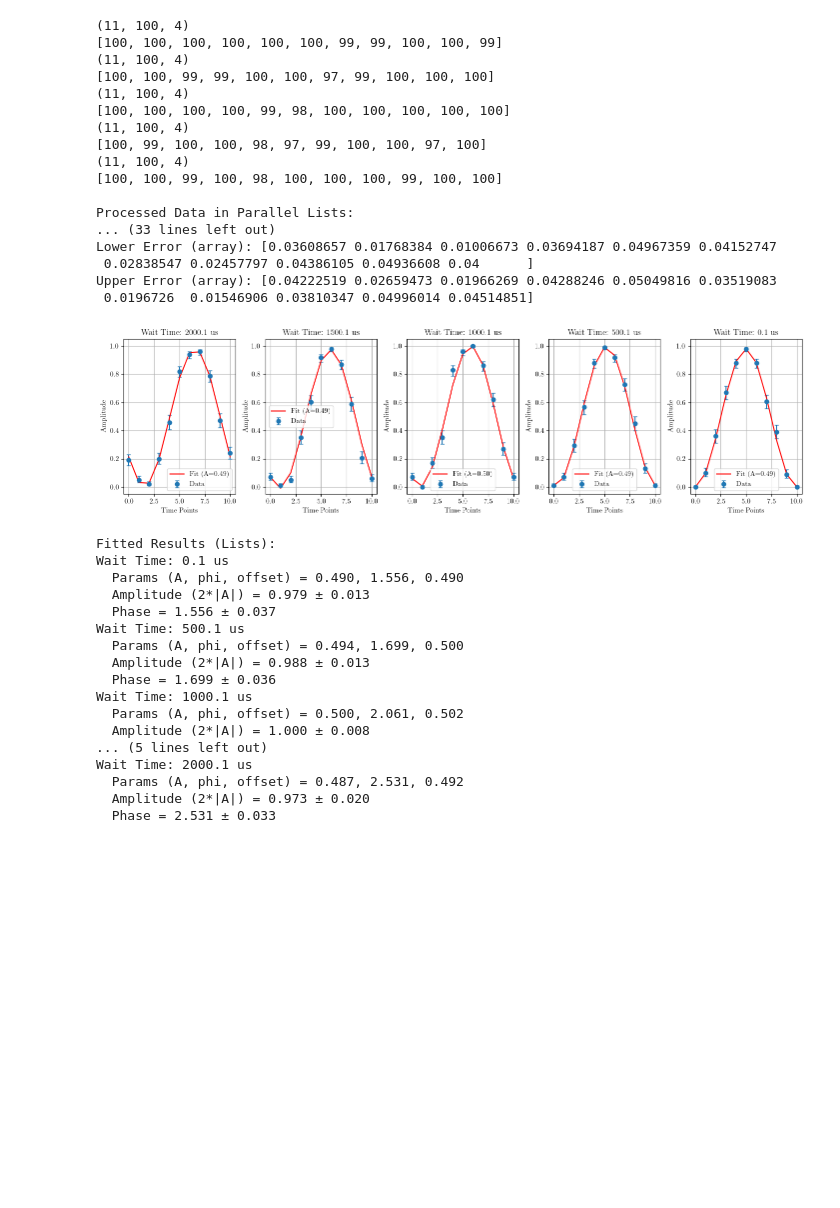
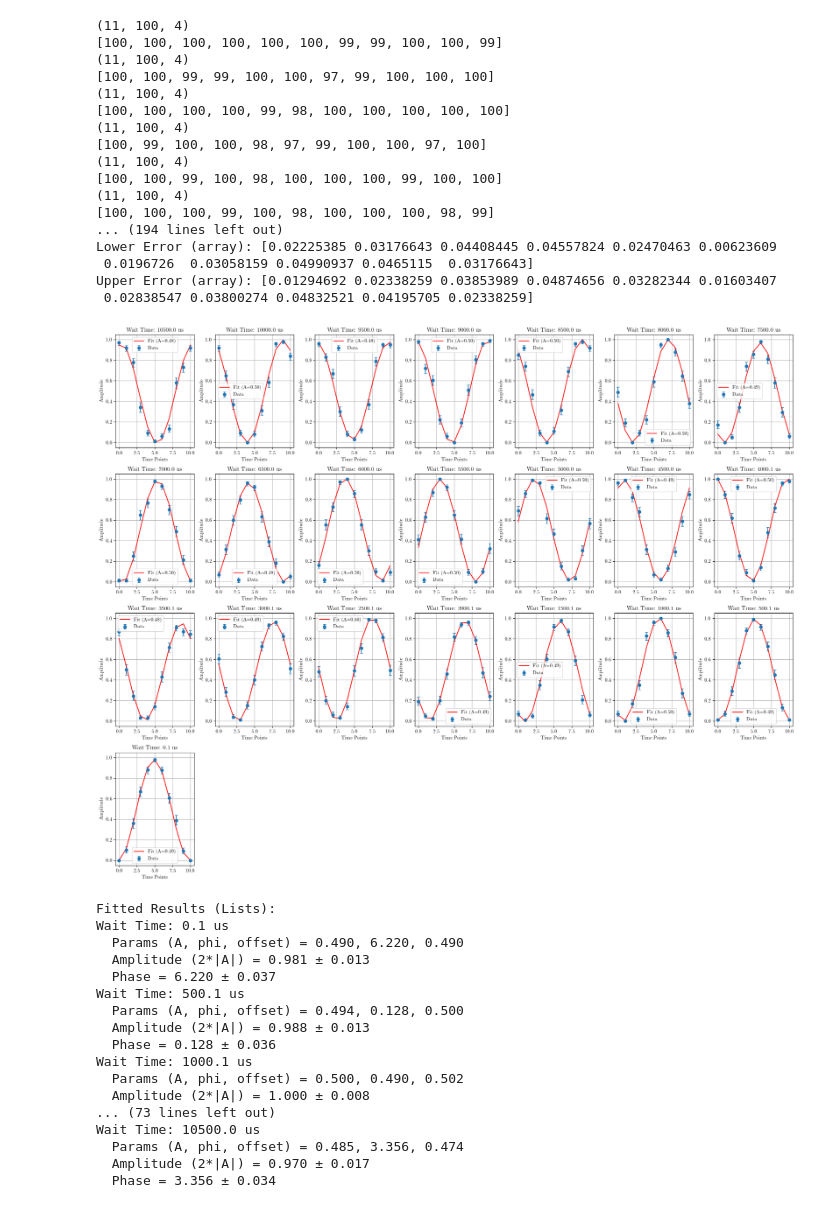
Before and after one commit to GauravTathed/PhD_python_scripts, a Jupyter notebook: LineSignal_charaterization/bussed_ramsey_analysis.ipynb, the cells around one changed output. Cells and saved outputs as stored; diff of their text form; code cells hidden in the pictures; blank space fills up the shorter version.

Commit message:
Added Line signal phase comparison theory VS experiment

```diff
--- a/LineSignal_charaterization/bussed_ramsey_analysis.ipynb
+++ b/LineSignal_charaterization/bussed_ramsey_analysis.ipynb
@@ -96,7 +96,7 @@ if __name__ == "__main__":
     # target_date_times = {datetime(2025, 12, 1, 17, 0)} #no LT comp
     # target_date_times = {datetime(2025, 12, 1, 19, 4)} #with LT comp
     # target_date_times = {datetime(2025, 12, 8, 9, 10), datetime(2025, 12, 8, 10, 0)} #With LT comp
-    target_date_times = {datetime(2025, 12, 8, 10, 20), datetime(2025, 12, 8, 10, 36)} #With LT comp
+    target_date_times = {datetime(2025, 12, 8, 10, 20), datetime(2025, 12, 8, 10, 36), datetime(2025, 12, 8, 13, 58)} #With LT comp
     wait_time_list, raw_file_paths_list, final_transitions = search_files_by_transitions(directory_path, target_transitions, target_date_times)
 
     print(f"Transitions found: {final_transitions}")
@@ -317,13 +317,13 @@ for wt, ket_vals, le_vals, ue_vals in zip(processed_wait_times, ket_data_list, l
 [100, 99, 100, 100, 98, 97, 99, 100, 100, 97, 100]
 (11, 100, 4)
 [100, 100, 99, 100, 98, 100, 100, 100, 99, 100, 100]
-
-Processed Data in Parallel Lists:
-... (33 lines left out)
-Lower Error (array): [0.03608657 0.01768384 0.01006673 0.03694187 0.04967359 0.04152747
- 0.02838547 0.02457797 0.04386105 0.04936608 0.04      ]
-Upper Error (array): [0.04222519 0.02659473 0.01966269 0.04288246 0.05049816 0.03519083
- 0.0196726  0.01546906 0.03810347 0.04996014 0.04514851]
+(11, 100, 4)
+[100, 100, 100, 99, 100, 98, 100, 100, 100, 98, 99]
+... (194 lines left out)
+Lower Error (array): [0.02225385 0.03176643 0.04408445 0.04557824 0.02470463 0.00623609
+ 0.0196726  0.03058159 0.04990937 0.0465115  0.03176643]
+Upper Error (array): [0.01294692 0.02338259 0.03853989 0.04874656 0.03282344 0.01603407
+ 0.02838547 0.03800274 0.04832521 0.04195705 0.02338259]
 # %%
 import numpy as np
 import matplotlib.pyplot as plt
@@ -375,7 +375,7 @@ from scipy.optimize import curve_fit
 #         return None, None
 
 def sine_function(t, A, phi, offset):
-    return A * np.sin(2 * np.pi/10 * t - phi) + offset
+    return A * np.cos(2 * np.pi/10 * t - phi - np.pi) + offset
 
 def fit_sine_curve(ket_data, lower_error, upper_error):
     if len(ket_data) == 5:
@@ -524,51 +524,51 @@ def plot_sine_fits_in_lists(wait_time_list,
     fit_phases_list,
     fit_phase_errors_list
 ) = fit_all_wait_times_to_sine_in_lists(
     wait_time_list,
     ket_data_list,
     lower_error_list,
     upper_error_list
 )
 
 plot_sine_fits_in_lists(
     wait_time_list,
     ket_data_list,
     lower_error_list,
     upper_error_list,
     fit_wait_times_list,
     fit_params_list
 )
 
 print("\nFitted Results (Lists):")
 for i, wt in enumerate(fit_wait_times_list):
     A, phi, offset = fit_params_list[i]
     amp = fit_amplitudes_list[i]
     amp_err = fit_amplitude_errors_list[i]
     phase = fit_phases_list[i]
     phase_err = fit_phase_errors_list[i]
     print(f"Wait Time: {wt} us")
     print(f"  Params (A, phi, offset) = {A:.3f}, {phi:.3f}, {offset:.3f}")
     print(f"  Amplitude (2*|A|) = {amp:.3f} ± {amp_err:.3f}")
     print(f"  Phase = {phase:.3f} ± {phase_err:.3f}")
 # %% [output]
-[figure, old version]
+[figure, new version]
 Fitted Results (Lists):
 Wait Time: 0.1 us
-  Params (A, phi, offset) = 0.490, 1.556, 0.490
-  Amplitude (2*|A|) = 0.979 ± 0.013
-  Phase = 1.556 ± 0.037
+  Params (A, phi, offset) = 0.490, 6.220, 0.490
+  Amplitude (2*|A|) = 0.981 ± 0.013
+  Phase = 6.220 ± 0.037
 Wait Time: 500.1 us
-  Params (A, phi, offset) = 0.494, 1.699, 0.500
+  Params (A, phi, offset) = 0.494, 0.128, 0.500
   Amplitude (2*|A|) = 0.988 ± 0.013
-  Phase = 1.699 ± 0.036
+  Phase = 0.128 ± 0.036
 Wait Time: 1000.1 us
-  Params (A, phi, offset) = 0.500, 2.061, 0.502
+  Params (A, phi, offset) = 0.500, 0.490, 0.502
   Amplitude (2*|A|) = 1.000 ± 0.008
-... (5 lines left out)
-Wait Time: 2000.1 us
-  Params (A, phi, offset) = 0.487, 2.531, 0.492
-  Amplitude (2*|A|) = 0.973 ± 0.020
-  Phase = 2.531 ± 0.033
+... (73 lines left out)
+Wait Time: 10500.0 us
+  Params (A, phi, offset) = 0.485, 3.356, 0.474
+  Amplitude (2*|A|) = 0.970 ± 0.017
+  Phase = 3.356 ± 0.034
 # %%
 from matplotlib import rcParams
 
```
Also changed, not shown: parts of 6 cells of this notebook, 5 other files.
